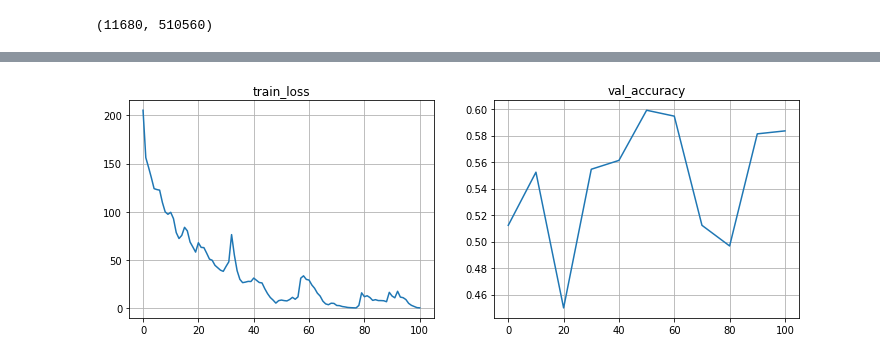
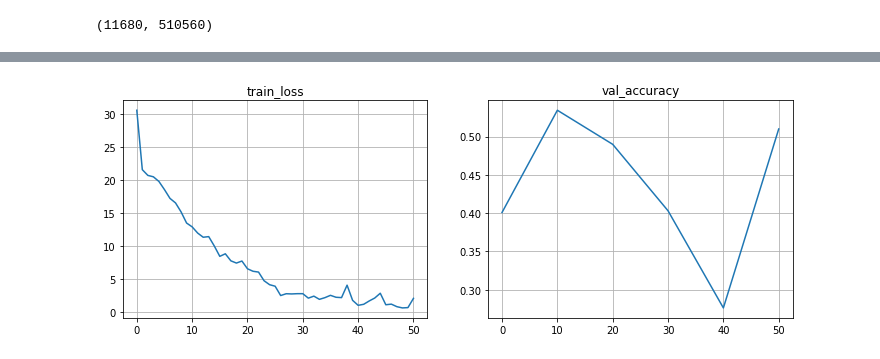
Before and after one commit to M0rC1PanN/speech-emotion-recognition, a Jupyter notebook: IEMOCAP_DCNN.ipynb, the cells around one changed output, grey strips where cells are left out. Drawn from its saved outputs; the diff is of its cells as text; code cells hidden in the pictures.

```diff
--- a/IEMOCAP_DCNN.ipynb
+++ b/IEMOCAP_DCNN.ipynb
@@ -193,7 +193,7 @@ class IEmoCapDataSet(Dataset):
 dataset = IEmoCapDataSet(iemocap_features['emotion_cat'], iemocap_features['full_path'], device)
 # %%
 #!g1.1
-batch_size = 128
+batch_size = 16
 val_split_size = .1
 test_split_size = .1
 shuffle_dataset = True
@@ -379,13 +429,13 @@ def train(model, data_loader, validation_loader, loss_fn, optimiser, device, n_e
 # %%
 #!g1.1
 LEARNING_RATE = 1e-3
 
 model = DCNNModel().to(device)
 loss_fn = nn.CrossEntropyLoss(reduction='sum')
 optimiser = torch.optim.Adam(model.parameters(),
                              lr=LEARNING_RATE)
 
 
-train(model, train_loader, validation_loader, loss_fn, optimiser, device, n_epochs=101)
+train(model, train_loader, validation_loader, loss_fn, optimiser, device, n_epochs=51)
 # %% [output]
-[figure, old version]
+[figure, new version]
```
Also changed, not shown: parts of 5 cells of this notebook.
